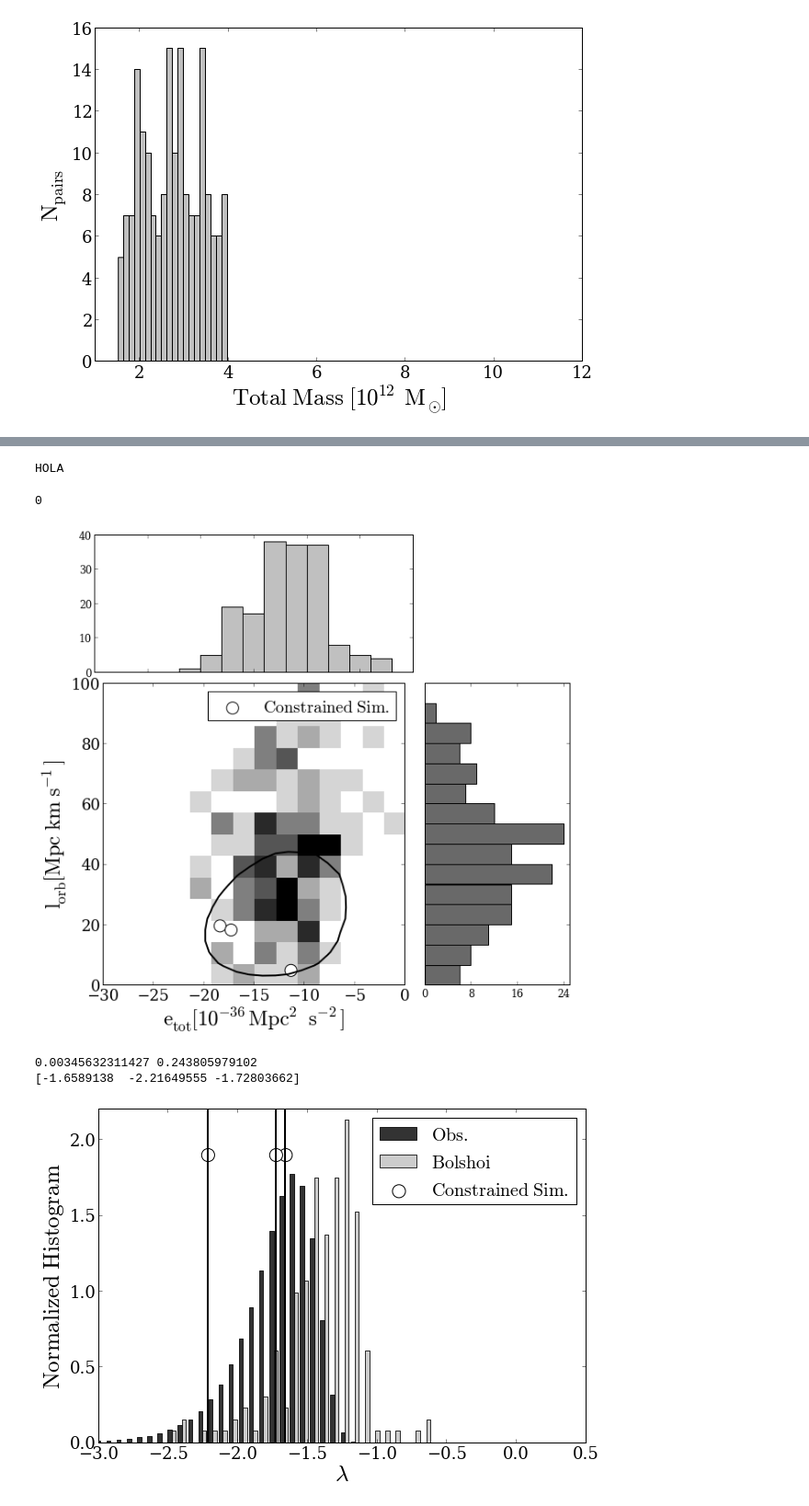
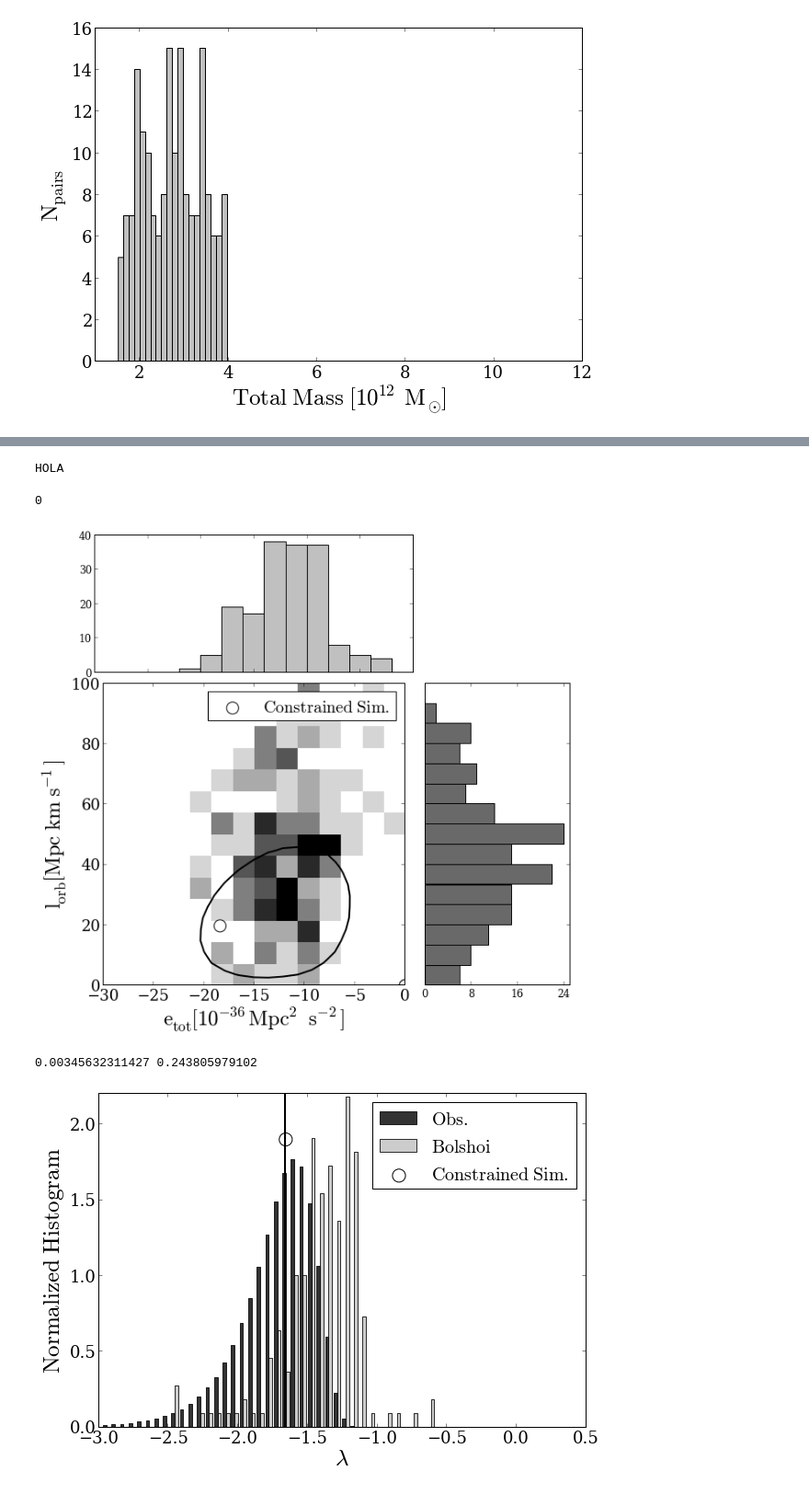
Before and after one commit to astroandes/LG_Kinematics, a Jupyter notebook: code/simulation_JE.ipynb, the cells around one changed output, grey strips where cells are left out. Shown: that part at 92% size. Cells and saved outputs as stored; diff of their text form; code cells hidden in the pictures.

Commit message:
better handling in notebook of the good pairs from the constrained simulation in the case of the narrower restrictions for the LG-like pairs

```diff
--- a/code/simulation_JE.ipynb
+++ b/code/simulation_JE.ipynb
@@ -273,6 +273,8 @@ clues3=data_path+"pair_physical_vweb_IC2710.dat"
 clues=chararray([n_clues], itemsize=1024)
 clues[0]=clues1;clues[1]=clues2; clues[2]=clues3
 clues_data = np.zeros([n_clues,4])
+if(narrow_data):
+    n_clues = 1
 for i in range(n_clues):
     tmp_dat = np.loadtxt(clues[i])
     clues_data[i,0] = tmp_dat[0]# radial
@@ -319,7 +321,8 @@ clues3=data_path+"pair_physical_vweb_IC2710.dat"
 clues=chararray([n_clues], itemsize=1024)
 clues[0]=clues1;clues[1]=clues2; clues[2]=clues3
 clues_data = np.zeros([n_clues,2])
-
+if(narrow_data):
+    n_clues = 1
 for i in range(n_clues):
     tmp_dat = np.loadtxt(clues[i])
     clues_data[i,0] = tmp_dat[5] + tmp_dat[6] # energy
@@ -339,7 +342,7 @@ MakeTempHistogramPlot(energy,angular_momentum,filename=filename,
 # %% [output]
 HOLA
 0
-[figure, old version]
+[figure, new version]
 # %%
 #make the plot with the 'spin parameter'
 print amin(lambda_orbit), amax(lambda_orbit)
@@ -365,48 +368,45 @@ n_clues=3
 clues1=data_path+"pair_physical_vweb_IC10909.dat"
 clues2=data_path+"pair_physical_vweb_IC16953.dat"
 clues3=data_path+"pair_physical_vweb_IC2710.dat"
 clues=chararray([n_clues], itemsize=1024)
 clues[0]=clues1;clues[1]=clues2; clues[2]=clues3
 clues_data = np.zeros([n_clues,4])
 
+if(narrow_data):
+    n_clues = 1
+
 for i in range(n_clues):
     tmp_dat = np.loadtxt(clues[i])
     clues_data[i,0] = tmp_dat[5] + tmp_dat[6] # energy
     clues_data[i,1] = tmp_dat[7] #angular momentum
     clues_data[i,2] = tmp_dat[15] # total mass
     clues_data[i,3] = tmp_dat[16] # reduced_mass
-distance = physical_prop[:,14]
-total_mass = physical_prop[:,15]/1E12
 
-energy = physical_prop[:,5] + physical_prop[:,6]
-angular_momentum = physical_prop[:,7]
 
-e_CLUES = clues_data[:,0]
-l_CLUES = clues_data[:,1]
-total_mass_CLUES = clues_data[:,2]
-mu_CLUES = clues_data[:,3]
 
-lambda_CLUES = mu_CLUES**1.5 * (l_CLUES * L_UNITS * KM_TO_MPC) * \
-    sqrt(abs(e_CLUES * E_UNITS)) / (G_GRAV * (total_mass_CLUES )**(5.0/2.0))
-lambda_CLUES = log10(lambda_CLUES)
-y_value = zeros(3); y_value[:]=1.9
-print lambda_CLUES
+    e_CLUES = clues_data[i,0]
+    l_CLUES = clues_data[i,1]
+    total_mass_CLUES = clues_data[i,2]
+    mu_CLUES = clues_data[i,3]
 
-for x in lambda_CLUES:
-    ax.axvline(x=x,ymin=0.0,ymax=3.0,c="black",linewidth=2)
-ax.scatter(lambda_CLUES, y_value, color='white', edgecolors='black', s=200, label='$\mathrm{Constrained\ Sim.}$')
+    lambda_CLUES = mu_CLUES**1.5 * (l_CLUES * L_UNITS * KM_TO_MPC) * \
+        sqrt(abs(e_CLUES * E_UNITS)) / (G_GRAV * (total_mass_CLUES )**(5.0/2.0))
+    lambda_CLUES = log10(lambda_CLUES)
+    y_value=1.9
+
+    ax.axvline(x=lambda_CLUES,ymin=0.0,ymax=3.0,c="black",linewidth=2)
+    ax.scatter(lambda_CLUES, y_value, color='white', edgecolors='black', s=200, label='$\mathrm{Constrained\ Sim.}$')
 
 ax.legend(loc=0, scatterpoints=1, fontsize=20)
 
 ax.set_xlim([-3.0,0.5])
 ax.set_ylim([0.0,2.2])
 filename='test_lambda'
 if(narrow_data):
     filename=filename+'_narrow'
 savefig(filename + '.eps',format = 'eps', transparent=True)
 savefig(filename + '.pdf',format = 'pdf', transparent=True)
 savefig(filename + '.png',format = 'png', transparent=True)
 # %% [output]
 0.00345632311427 0.243805979102
-[-1.6589138  -2.21649555 -1.72803662]
-[figure, old version]
+[figure, new version]
```
Also changed, not shown: parts of 5 cells of this notebook.
